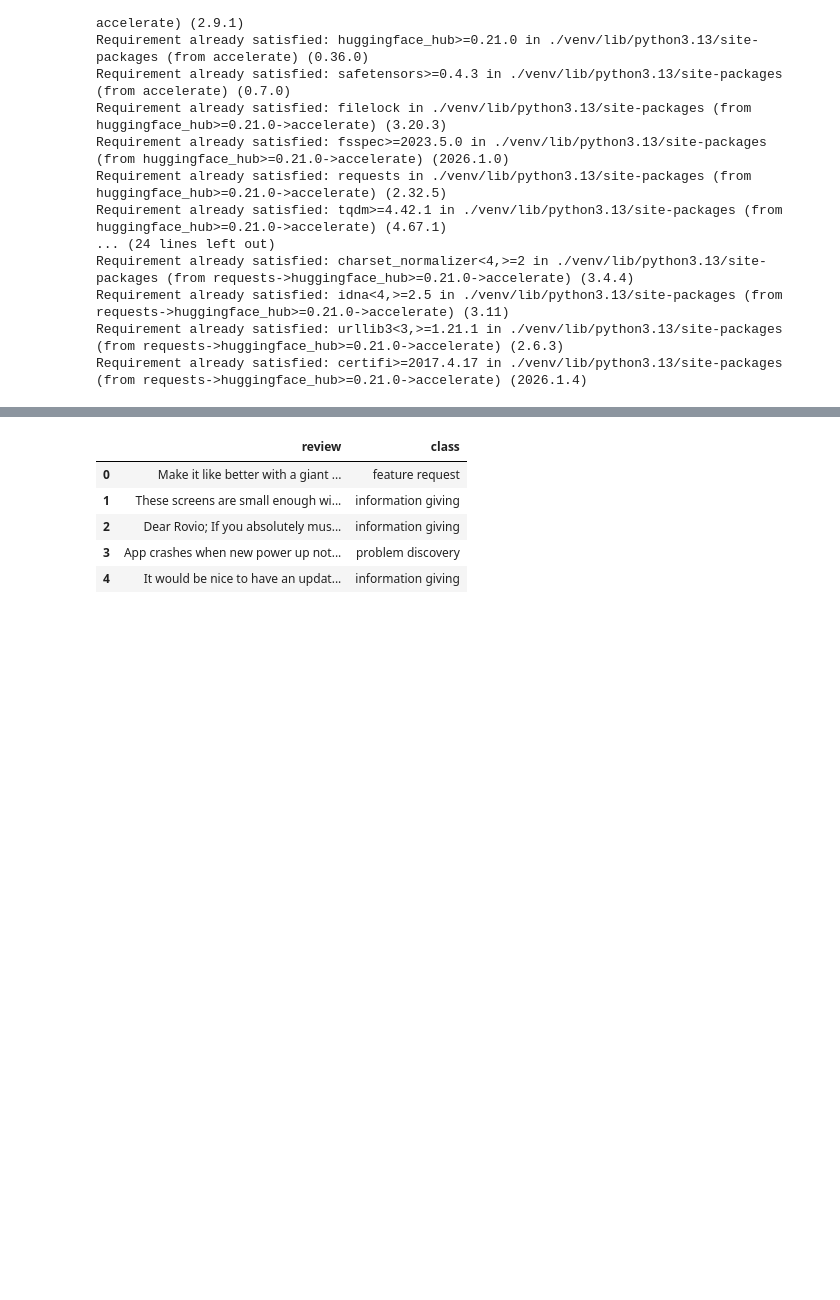
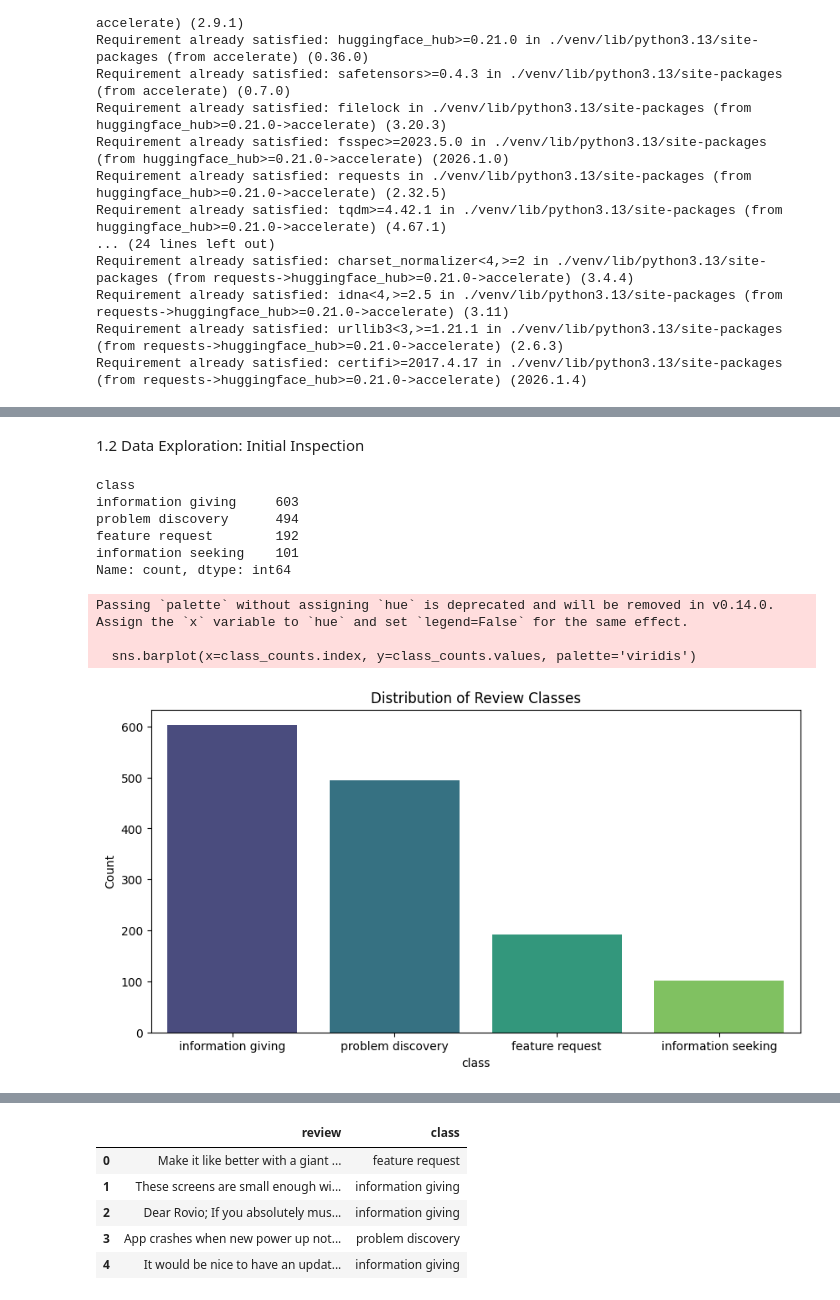
Before and after one commit to kebal7/review-radar, a Jupyter notebook: main.ipynb, the cells around one changed output, grey strips where cells are left out. Cells and saved outputs as stored; diff of their text form; code cells hidden in the pictures; blank space fills up the shorter version.

```diff
--- a/main.ipynb
+++ b/main.ipynb
@@ -97,0 +147,28 @@ Name: count, dtype: int64
+# %% [markdown]
+1.2 Data Exploration: Initial Inspection
+# %%
+import matplotlib.pyplot as plt
+import seaborn as sns
+from wordcloud import WordCloud
+
+# Display distribution
+class_counts = df['class'].value_counts()
+print(class_counts)
+
+# Visualization: Class Distribution
+plt.figure(figsize=(10, 5))
+sns.barplot(x=class_counts.index, y=class_counts.values, palette='viridis')
+plt.title('Distribution of Review Classes')
+plt.ylabel('Count')
+plt.show()
+# %% [output]
+class
+information giving     603
+problem discovery      494
+feature request        192
+information seeking    101
+Name: count, dtype: int64
+Passing `palette` without assigning `hue` is deprecated and will be removed in v0.14.0. Assign the `x` variable to `hue` and set `legend=False` for the same effect.
+
+  sns.barplot(x=class_counts.index, y=class_counts.values, palette='viridis')
+[figure, added]
```
Also changed, not shown: parts of 33 cells of this notebook.
